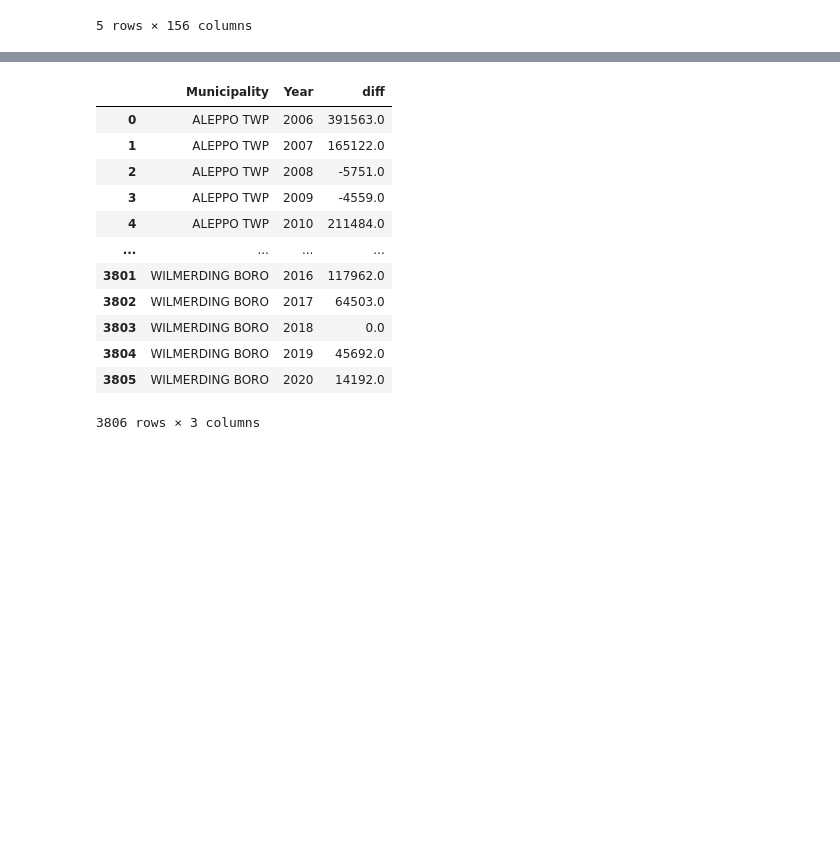
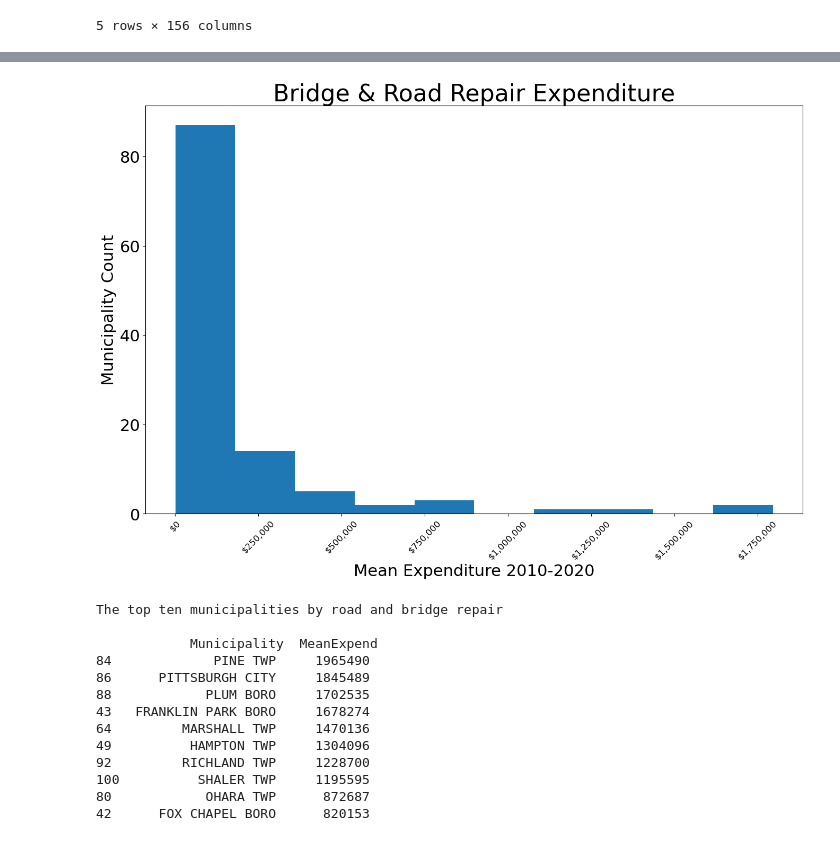
Before and after one commit to megan0422/DABPFinalProject, a Jupyter notebook: DCED Data.ipynb, the cells around one changed output, grey strips where cells are left out. Drawn from its saved outputs; the diff is of its cells as text; code cells hidden in the pictures; blank space fills up the shorter version.

```diff
--- a/DCED Data.ipynb
+++ b/DCED Data.ipynb
@@ -93,3 +96,21 @@ df5 =
+# %%
+#print(df5.dtypes)
+plt.figure(figsize=(16,10))
+plt.rcParams.update({'font.size': 22})
+plt.hist(df5['MeanRoadBridgeRepair'])
+
+#plt.title('Bridge and Road Repair Expenditure - DCED')
+plt.title("Bridge & Road Repair Expenditure", fontdict={'fontsize': 32})
+plt.xlabel('Mean Expenditure 2010-2020')
+plt.ylabel('Municipality Count')
+# after plotting the data, format the labels
+current_values = plt.gca().get_xticks()
+# using format string '{:.0f}' here but you can choose others
+plt.gca().set_xticklabels(['${:0,.0f}'.format(x) for x in current_values])
+plt.xticks(rotation = 45)
+plt.show()
+# %% [output]
+[figure, added]
 # %%
 #If 'diff' is positive, this indicates the municipality spent more money on infrastructure than what they got from
 #grants, indicating they spent 'municipality' money
@@ -100,16 +124,27 @@ Muni_fin_2["diff"] = (Muni_fin_2["Sidewalks.and.Crosswalks"] +
 # %%
-Muni_fin_2.loc[:, ['Municipality', 'Year','diff']]
+#Create a database that determines the average amount of municipal funds ('diff') used on bridge and road repair
+#A positive diff value indicates that the municipality spent its own municipal funds and not funds from a PA grant
+df7 = Muni_fin_2.loc[:, ['Municipality', 'diff']]
+
+df7 = df7.groupby(['Municipality'], as_index=False, sort=False)['diff'].mean()
+#print(list(df5.columns))
+df7.rename(columns={"diff":"MeanExpend"}, inplace=True)
+df7['MeanExpend'] = round(df7['MeanExpend'],0)    #rounds to the nearest whole dollar
+df7['MeanExpend'] = df7['MeanExpend'].apply(np.int64) #turns to int
+df7.sort_values(by='MeanExpend', ascending=False, inplace = True) #sorts by descending
+
+print('The top ten municipalities by road and bridge repair', '\n', '\n',df7.head( n = 10))
 # %% [output]
-|  | Municipality | Year | diff |
-| 0 | ALEPPO TWP | 2006 | 391563.0 |
-| 1 | ALEPPO TWP | 2007 | 165122.0 |
-| 2 | ALEPPO TWP | 2008 | -5751.0 |
-| 3 | ALEPPO TWP | 2009 | -4559.0 |
-| 4 | ALEPPO TWP | 2010 | 211484.0 |
-| ... | ... | ... | ... |
-| 3801 | WILMERDING BORO | 2016 | 117962.0 |
-| 3802 | WILMERDING BORO | 2017 | 64503.0 |
-| 3803 | WILMERDING BORO | 2018 | 0.0 |
-| 3804 | WILMERDING BORO | 2019 | 45692.0 |
-| 3805 | WILMERDING BORO | 2020 | 14192.0 |
-3806 rows × 3 columns
+The top ten municipalities by road and bridge repair
+
+            Municipality  MeanExpend
+84             PINE TWP     1965490
+86      PITTSBURGH CITY     1845489
+88            PLUM BORO     1702535
+43   FRANKLIN PARK BORO     1678274
+64         MARSHALL TWP     1470136
+49          HAMPTON TWP     1304096
+92         RICHLAND TWP     1228700
+100          SHALER TWP     1195595
+80            OHARA TWP      872687
+42      FOX CHAPEL BORO      820153
```
Also changed, not shown: parts of 5 cells of this notebook.
